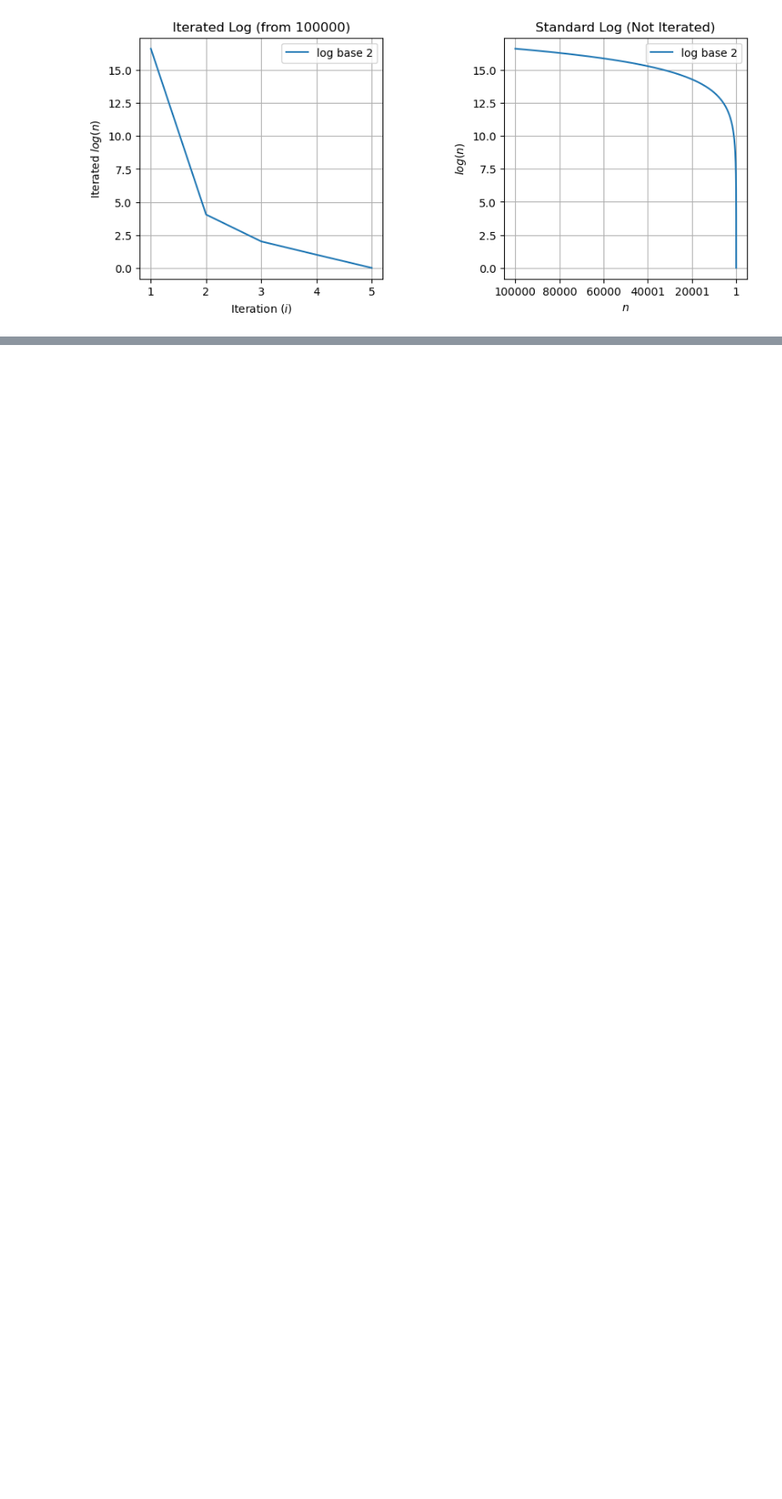
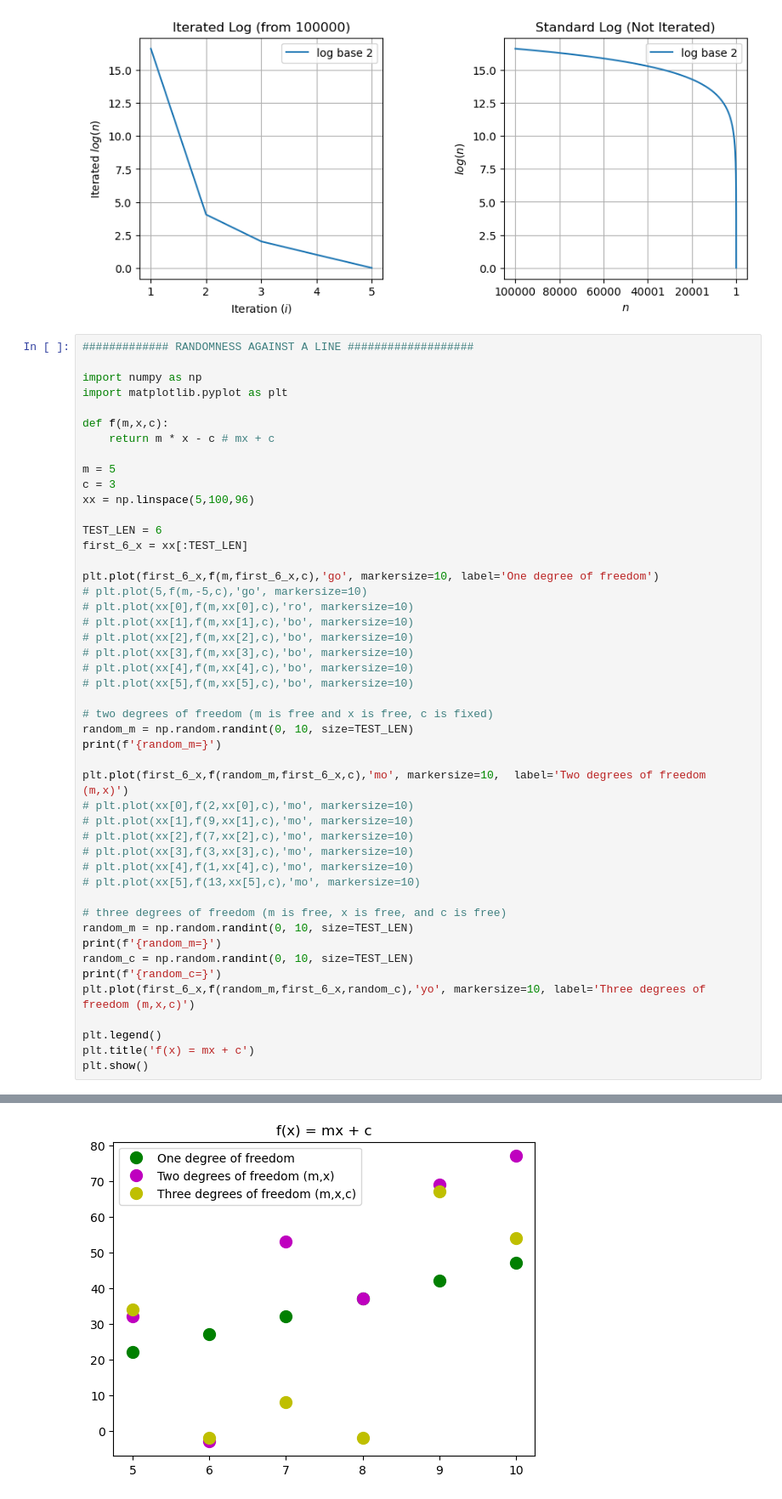
Before and after one commit to BrentGrammer/PROGNOTES, a Jupyter notebook: Chaos/iteration.ipynb, the cells around one changed output, grey strips where cells are left out. Shown at 85% size. Drawn from its saved outputs; the diff is of its cells as text; blank space fills up the shorter version.

Commit message:
chaos theory - randomness against a line

```diff
--- a/Chaos/iteration.ipynb
+++ b/Chaos/iteration.ipynb
@@ -493,3 +493,51 @@ plt.subplots_adjust(wspace=0.5)
 plt.show()
 # %% [output]
 [figure]
+# %%
+############# RANDOMNESS AGAINST A LINE ###################
+
+import numpy as np
+import matplotlib.pyplot as plt
+
+def f(m,x,c):
+    return m * x - c # mx + c
+
+m = 5
+c = 3
+xx = np.linspace(5,100,96)
+
+TEST_LEN = 6
+first_6_x = xx[:TEST_LEN]
+
+plt.plot(first_6_x,f(m,first_6_x,c),'go', markersize=10, label='One degree of freedom')
+# plt.plot(5,f(m,-5,c),'go', markersize=10)
+# plt.plot(xx[0],f(m,xx[0],c),'ro', markersize=10)
+# plt.plot(xx[1],f(m,xx[1],c),'bo', markersize=10)
+# plt.plot(xx[2],f(m,xx[2],c),'bo', markersize=10)
+# plt.plot(xx[3],f(m,xx[3],c),'bo', markersize=10)
+# plt.plot(xx[4],f(m,xx[4],c),'bo', markersize=10)
+# plt.plot(xx[5],f(m,xx[5],c),'bo', markersize=10)
+
+# two degrees of freedom (m is free and x is free, c is fixed)
+random_m = np.random.randint(0, 10, size=TEST_LEN)
+print(f'{random_m=}')
+
+plt.plot(first_6_x,f(random_m,first_6_x,c),'mo', markersize=10,  label='Two degrees of freedom (m,x)')
+# plt.plot(xx[0],f(2,xx[0],c),'mo', markersize=10)
+# plt.plot(xx[1],f(9,xx[1],c),'mo', markersize=10)
+# plt.plot(xx[2],f(7,xx[2],c),'mo', markersize=10)
+# plt.plot(xx[3],f(3,xx[3],c),'mo', markersize=10)
+# plt.plot(xx[4],f(1,xx[4],c),'mo', markersize=10)
+# plt.plot(xx[5],f(13,xx[5],c),'mo', markersize=10)
+
+# three degrees of freedom (m is free, x is free, and c is free)
+random_m = np.random.randint(0, 10, size=TEST_LEN)
+print(f'{random_m=}')
+random_c = np.random.randint(0, 10, size=TEST_LEN)
+print(f'{random_c=}')
+plt.plot(first_6_x,f(random_m,first_6_x,random_c),'yo', markersize=10, label='Three degrees of freedom (m,x,c)')
+
+plt.legend()
+plt.title('f(x) = mx + c')
+plt.show()
+# %% [output]
@@ -495,0 +547 @@ plt.show()
+[figure, added]
```
Also changed, not shown: parts of 1 cell of this notebook.
